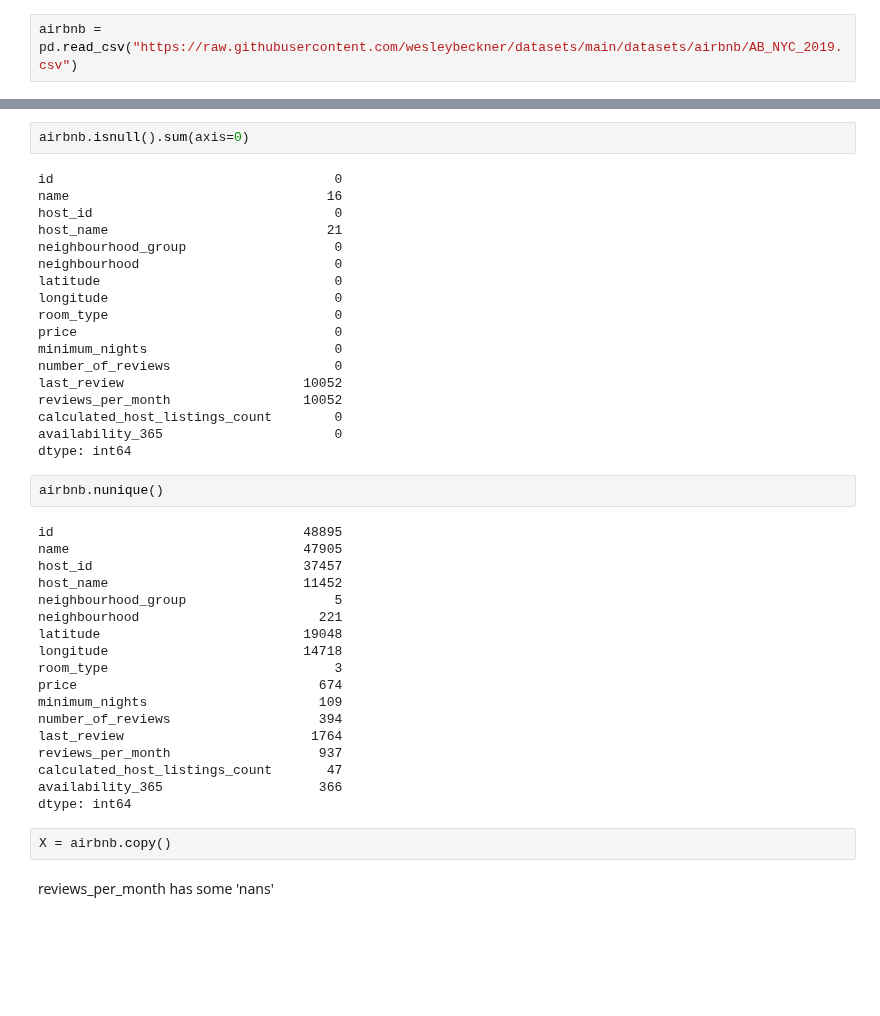
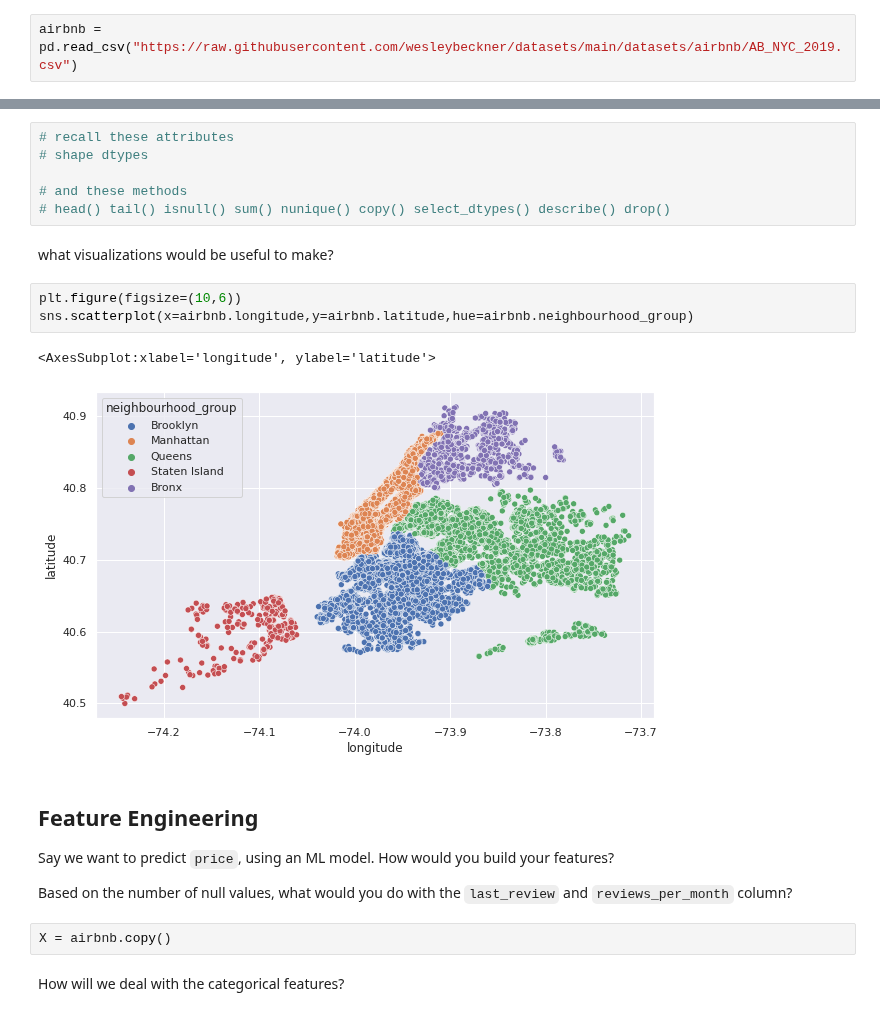
Before and after one commit to wesleybeckner/data_science_foundations, a Jupyter notebook: notebooks/extras/X1_Thinking_Data.ipynb, the cells around one changed output, grey strips where cells are left out. Saved outputs shown, nothing was run; the diff lists cells and outputs as text; blank space fills up the shorter version.

```diff
--- a/notebooks/extras/X1_Thinking_Data.ipynb
+++ b/notebooks/extras/X1_Thinking_Data.ipynb
@@ -140,44 +84,24 @@ dtype: object
-# %%
-airbnb.isnull().sum(axis=0)
-# %% [output]
-id                                    0
-name                                 16
-host_id                               0
-host_name                            21
-neighbourhood_group                   0
-neighbourhood                         0
-latitude                              0
-longitude                             0
-room_type                             0
-price                                 0
-minimum_nights                        0
-number_of_reviews                     0
-last_review                       10052
-reviews_per_month                 10052
-calculated_host_listings_count        0
-availability_365                      0
-dtype: int64
-# %%
-airbnb.nunique()
-# %% [output]
-id                                48895
-name                              47905
-host_id                           37457
-host_name                         11452
-neighbourhood_group                   5
-neighbourhood                       221
-latitude                          19048
-longitude                         14718
-room_type                             3
-price                               674
-minimum_nights                      109
-number_of_reviews                   394
-last_review                        1764
-reviews_per_month                   937
-calculated_host_listings_count       47
-availability_365                    366
-dtype: int64
+# %%
+# recall these attributes
+# shape dtypes
+
+# and these methods
+# head() tail() isnull() sum() nunique() copy() select_dtypes() describe() drop()
+# %% [markdown]
+what visualizations would be useful to make?
+# %%
+plt.figure(figsize=(10,6))
+sns.scatterplot(x=airbnb.longitude,y=airbnb.latitude,hue=airbnb.neighbourhood_group)
+# %% [output]
+<AxesSubplot:xlabel='longitude', ylabel='latitude'>
+[figure, added]
+# %% [markdown]
+## Feature Engineering
+
+Say we want to predict `price`, using an ML model. How would you build your features?
+
+Based on the number of null values, what would you do with the `last_review` and `reviews_per_month` column?
 # %%
 X = airbnb.copy()
-# %% [markdown]
-reviews_per_month has some 'nans'
+# %% [markdown]
+How will we deal with the categorical features?
```
Also changed, not shown: parts of 36 cells of this notebook.
